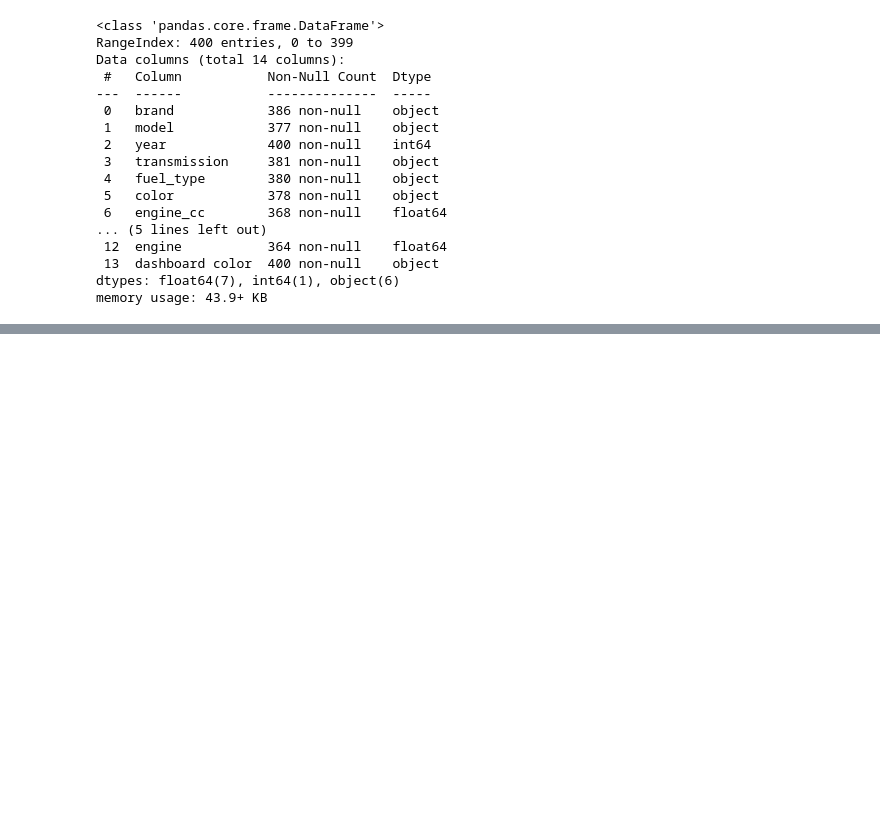
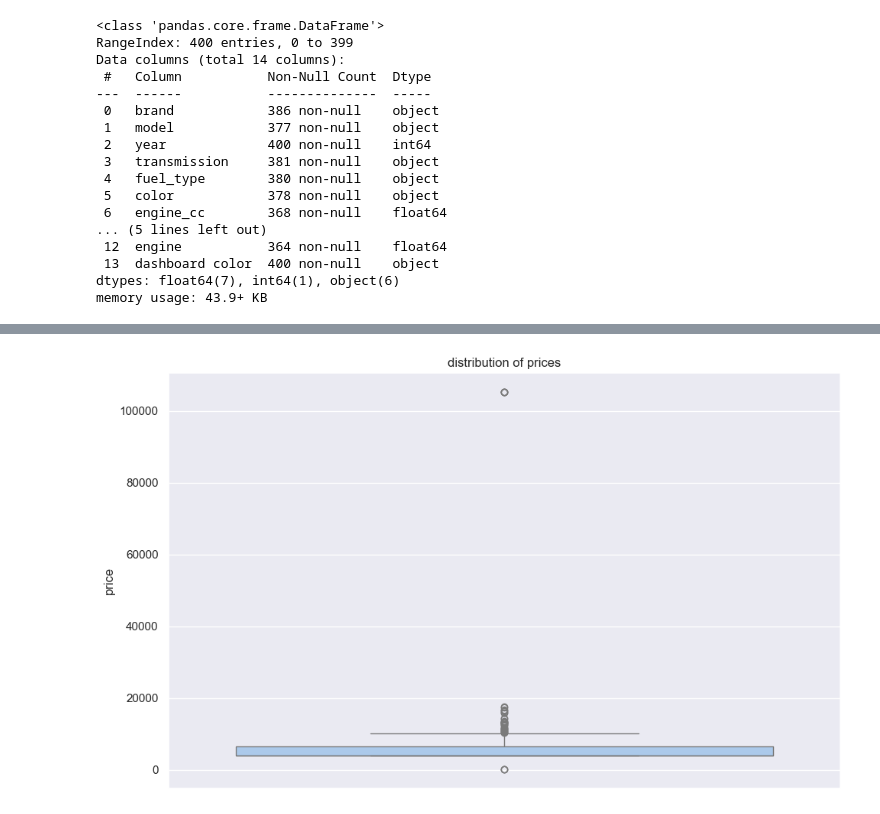
Before and after one commit to ori112/car_pricing_prediction, a Jupyter notebook: project_notebook.ipynb, the cells around one changed output, grey strips where cells are left out. Cells and saved outputs as stored; diff of their text form; code cells hidden in the pictures; blank space fills up the shorter version.

Commit message:
expanding eploratory data analysis

```diff
--- a/project_notebook.ipynb
+++ b/project_notebook.ipynb
@@ -60,0 +95,9 @@ np.int64(2005)
+# %%
+# inspecting the distribution of price
+plt.figure(figsize=(10,6))
+sns.boxplot(data=df,y="price")
+plt.title("distribution of prices")
+plt.tight_layout()
+plt.show()
+# %% [output]
+[figure, added]
```
Also changed, not shown: parts of 15 cells of this notebook.
